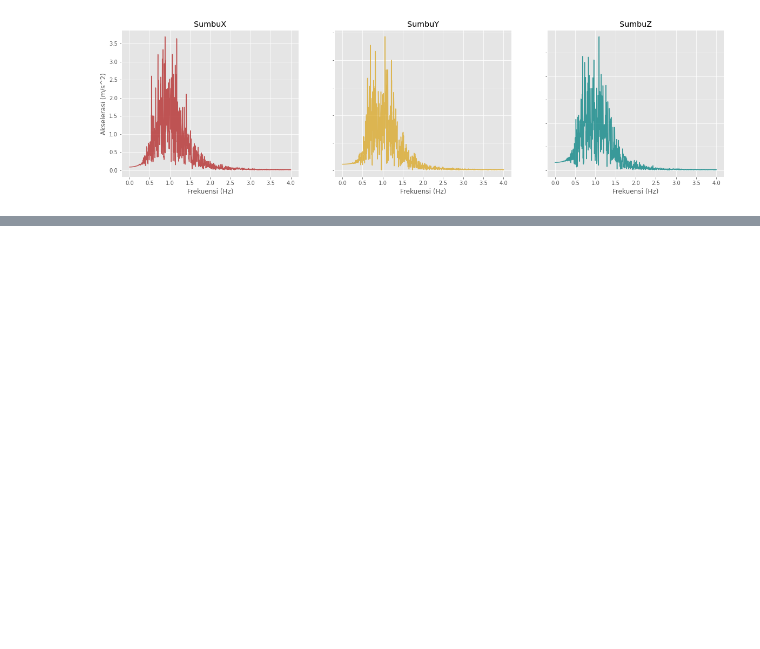
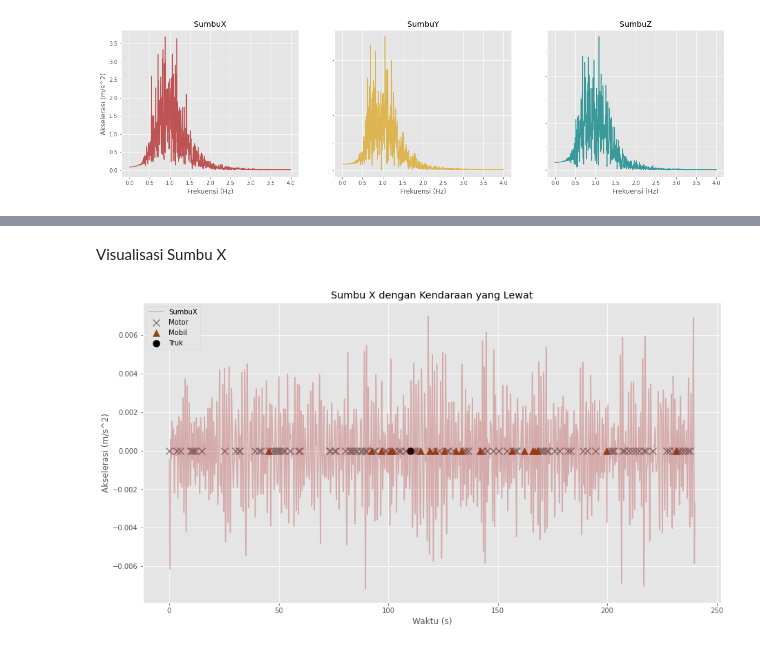
Before and after one commit to Otniel113/IoT_Jalan, a Jupyter notebook: IoT_Jalan.ipynb, the cells around one changed output, grey strips where cells are left out. Cells and saved outputs as stored; diff of their text form; code cells hidden in the pictures; blank space fills up the shorter version.

```diff
--- a/IoT_Jalan.ipynb
+++ b/IoT_Jalan.ipynb
@@ -267,0 +306,6 @@ plt.show()
+# %%
+df_jalan_filter = df_jalan
+df_jalan_filter['SumbuX'] = x_ybpf
+df_jalan_filter['SumbuY'] = y_ybpf
+df_jalan_filter['SumbuZ'] = z_ybpf
+df_jalan.head()
@@ -267,0 +319,14 @@ plt.show()
+# %% [markdown]
+Visualisasi Sumbu X
+# %%
+df_jalan_filter[['SumbuX', 'Time']].plot(x='Time', color='firebrick', alpha=0.3)
+plt.scatter(x=motor['Time'], y=motor['Titik Penanda'], marker='x', s=100, color='gray', label='Motor')
+plt.scatter(x=mobil['Time'], y=mobil['Titik Penanda'], marker='^', s=100, color='saddlebrown', label='Mobil')
+plt.scatter(x=truk['Time'], y=truk['Titik Penanda'], marker='o', s=100, color='black', label='Truk')
+plt.legend()
+plt.title('Sumbu X dengan Kendaraan yang Lewat')
+plt.xlabel("Waktu (s)")
+plt.ylabel("Akselerasi (m/s^2)")
+plt.show()
+# %% [output]
+[figure, added]
```
Also changed, not shown: parts of 14 cells of this notebook.
